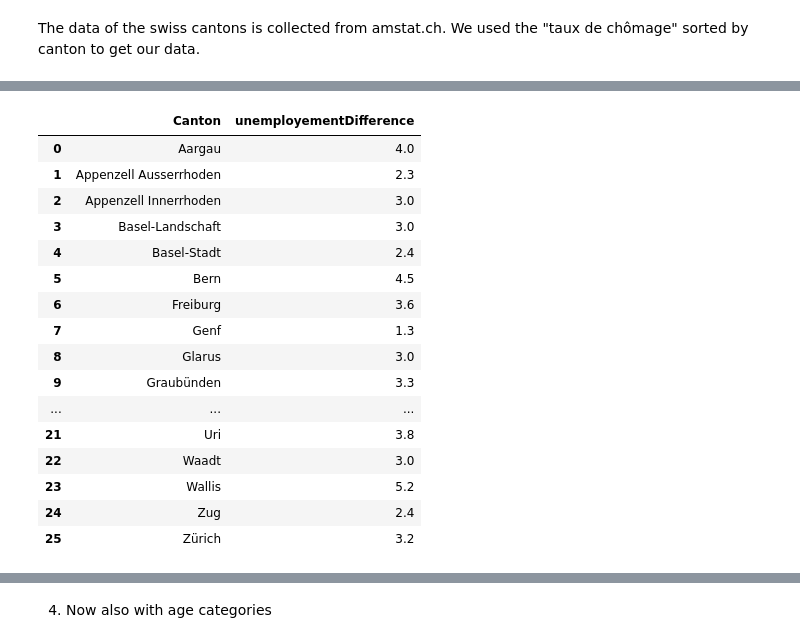
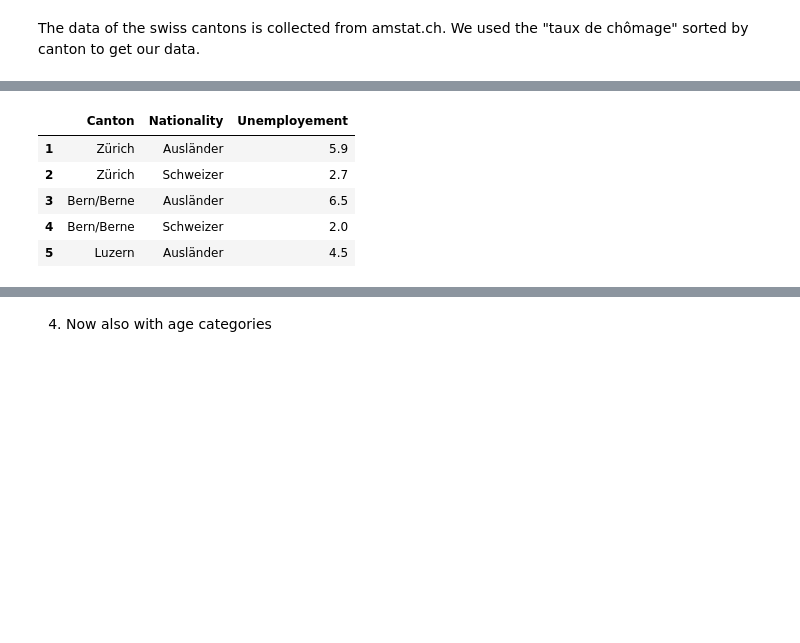
Before and after one commit to a3VonG/testrepoada, a Jupyter notebook: homework3/task3_claas_adriaan.ipynb, the cells around one changed output, grey strips where cells are left out. Cells and saved outputs as stored; diff of their text form; code cells hidden in the pictures; blank space fills up the shorter version.

```diff
--- a/homework3/task3_claas_adriaan.ipynb
+++ b/homework3/task3_claas_adriaan.ipynb
@@ -260,11 +200,21 @@ s
+# %%
+dfCantonForeign=pd.read_excel('rateSuisseCantonForeignersGerman.xlsx')
+dfCantonForeign.head()
+#Same process as before but with hierachal index
+dfCantonForeign=dfCantonForeign[['Kanton','Nationalität','Gesamt']].iloc[1:-1]#Also leave out last column
+dfCantonForeign.columns = ['Canton', 'Nationality','Unemployement']
+dfCantonForeign["Unemployement"]=dfCantonForeign["Unemployement"].astype(float)
+for index,name in enumerate(dfCantonForeign["Canton"]):
+    dfCantonForeign.iloc[index, dfCantonForeign.columns.get_loc('Canton')] = mappingDict[name]
+dfCantonForeign.head()
+# %% [output]
+|  | Canton | Nationality | Unemployement |
+| 1 | Zürich | Ausländer | 5.9 |
+| 2 | Zürich | Schweizer | 2.7 |
+| 3 | Bern/Berne | Ausländer | 6.5 |
+| 4 | Bern/Berne | Schweizer | 2.0 |
+| 5 | Luzern | Ausländer | 4.5 |
 # %%
-dfCantonForeign=pd.read_excel('rateSuisseCantonForeignersGerman.xlsx')
-dfCantonForeign.head()
-#Same process as before but with hierachal index
-dfCantonForeign=dfCantonForeign[['Kanton','Nationalität','Gesamt']].iloc[1:-1]#Also leave out last column
-dfCantonForeign.columns = ['Canton', 'Nationality','Unemployement']
-dfCantonForeign["Unemployement"]=dfCantonForeign["Unemployement"].astype(float)
-dfCantonForeign.head()
 #We have to show the difference between the two percentages
 seriesCantonForeingSuisse=pd.Series()
 for canton,cantonDf in dfCantonForeign.groupby("Canton"):
@@ -275,22 +225,4 @@ for canton,cantonDf in dfCantonForeign.groupby("Canton"):
 dfCantonForeign=seriesCantonForeingSuisse.to_frame()
 dfCantonForeign.reset_index(inplace=True)
 dfCantonForeign.columns=["Canton","unemployementDifference"]
-# %% [output]
-|  | Canton | unemployementDifference |
-| 0 | Aargau | 4.0 |
-| 1 | Appenzell Ausserrhoden | 2.3 |
-| 2 | Appenzell Innerrhoden | 3.0 |
-| 3 | Basel-Landschaft | 3.0 |
-| 4 | Basel-Stadt | 2.4 |
-| 5 | Bern | 4.5 |
-| 6 | Freiburg | 3.6 |
-| 7 | Genf | 1.3 |
-| 8 | Glarus | 3.0 |
-| 9 | Graubünden | 3.3 |
-| ... | ... | ... |
-| 21 | Uri | 3.8 |
-| 22 | Waadt | 3.0 |
-| 23 | Wallis | 5.2 |
-| 24 | Zug | 2.4 |
-| 25 | Zürich | 3.2 |
 # %%
```
Also changed, not shown: parts of 42 cells of this notebook, 4 other files.
